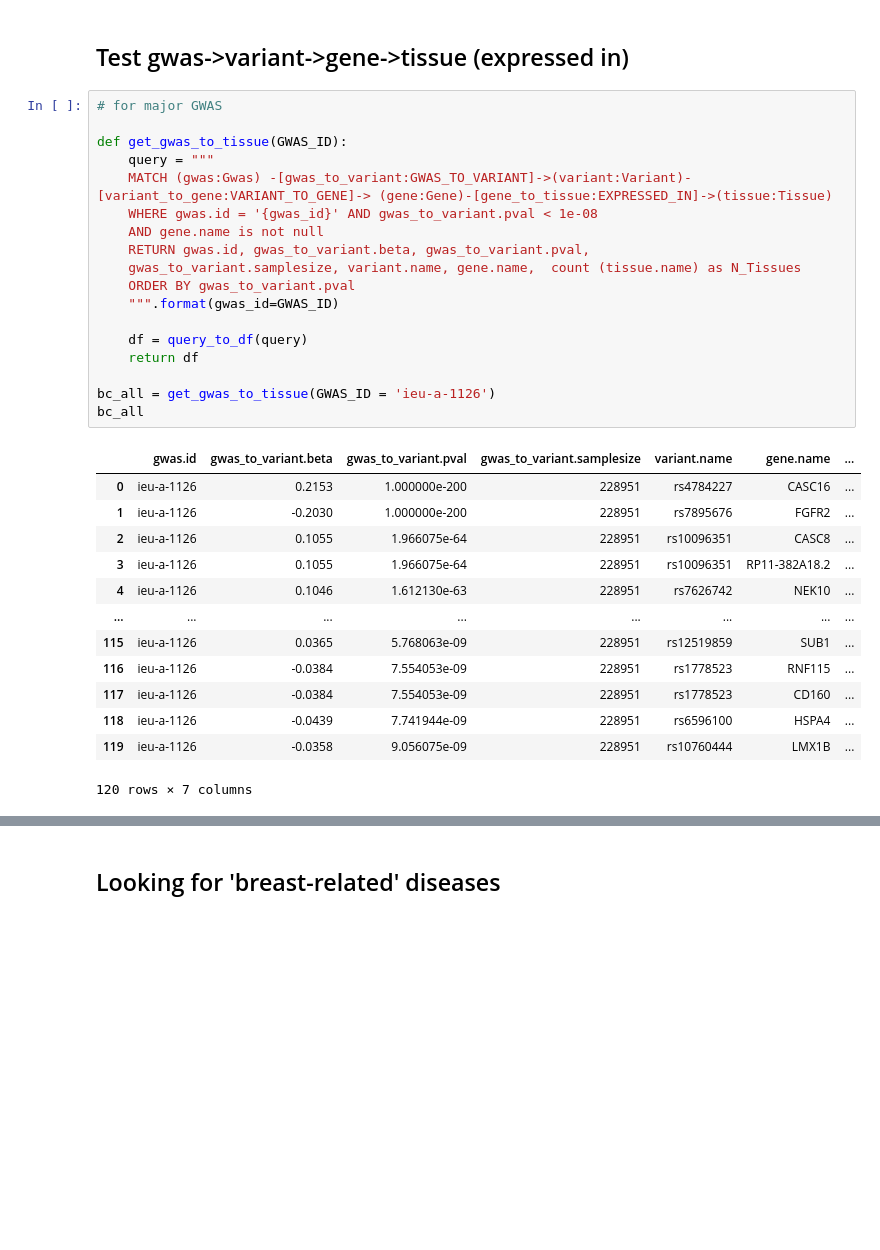
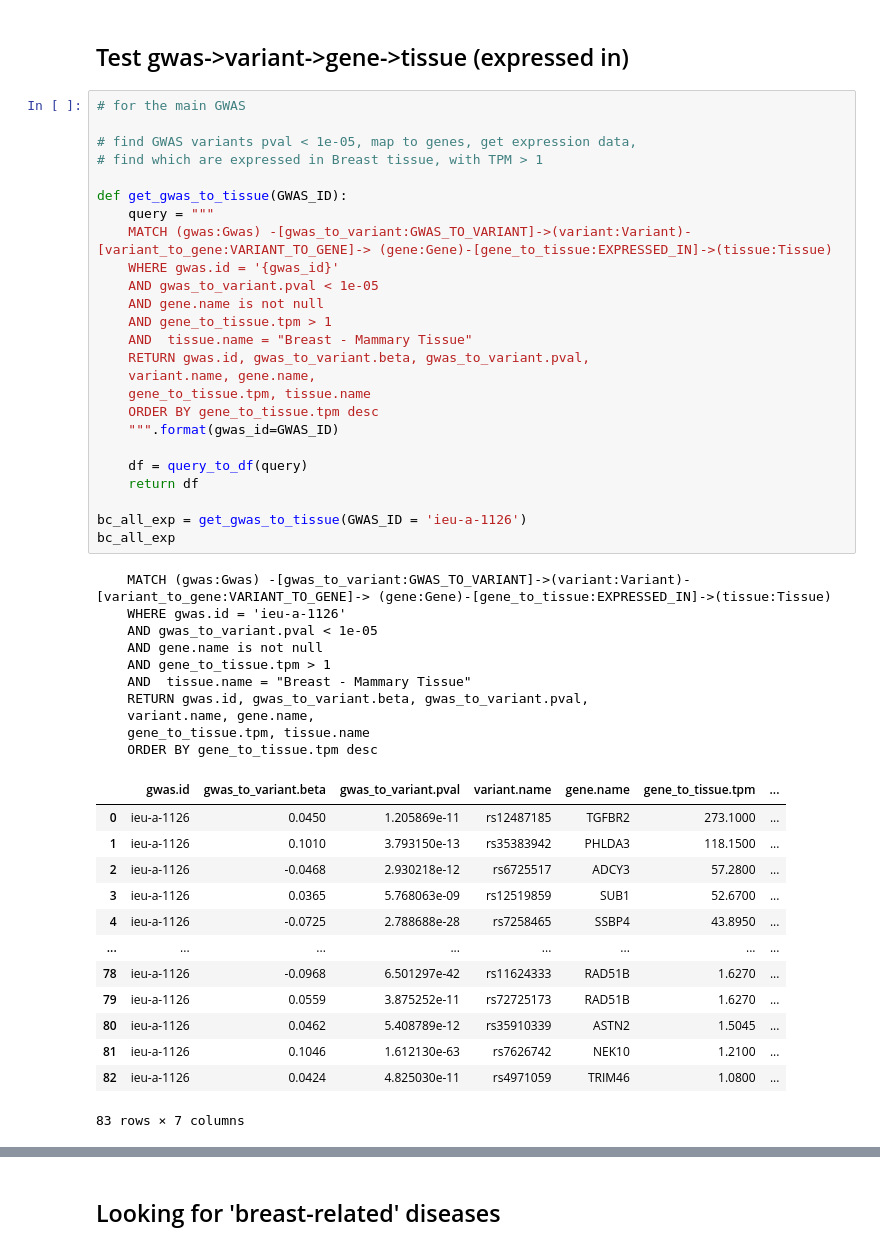
Before and after one commit to mvab/epigraphdb-breast-cancer, a Jupyter notebook: explore_breast_cancer_epigraphdb.ipynb, the cells around one changed output, grey strips where cells are left out. Cells and saved outputs as stored; diff of their text form; blank space fills up the shorter version.

```diff
--- a/explore_breast_cancer_epigraphdb.ipynb
+++ b/explore_breast_cancer_epigraphdb.ipynb
@@ -179,34 +230,51 @@ plt.show()
 # %% [markdown]
 ## Test gwas->variant->gene->tissue (expressed in)
 # %%
-# for major GWAS
+# for the main GWAS
+
+# find GWAS variants pval < 1e-05, map to genes, get expression data,
+# find which are expressed in Breast tissue, with TPM > 1
 
 def get_gwas_to_tissue(GWAS_ID):
     query = """
     MATCH (gwas:Gwas) -[gwas_to_variant:GWAS_TO_VARIANT]->(variant:Variant)-[variant_to_gene:VARIANT_TO_GENE]-> (gene:Gene)-[gene_to_tissue:EXPRESSED_IN]->(tissue:Tissue)
-    WHERE gwas.id = '{gwas_id}' AND gwas_to_variant.pval < 1e-08
+    WHERE gwas.id = '{gwas_id}'
+    AND gwas_to_variant.pval < 1e-05
     AND gene.name is not null
+    AND gene_to_tissue.tpm > 1
+    AND  tissue.name = "Breast - Mammary Tissue"
     RETURN gwas.id, gwas_to_variant.beta, gwas_to_variant.pval,
-    gwas_to_variant.samplesize, variant.name, gene.name,  count (tissue.name) as N_Tissues
-    ORDER BY gwas_to_variant.pval
+    variant.name, gene.name,
+    gene_to_tissue.tpm, tissue.name
+    ORDER BY gene_to_tissue.tpm desc
     """.format(gwas_id=GWAS_ID)
 
     df = query_to_df(query)
     return df
 
-bc_all = get_gwas_to_tissue(GWAS_ID = 'ieu-a-1126')
-bc_all
+bc_all_exp = get_gwas_to_tissue(GWAS_ID = 'ieu-a-1126')
+bc_all_exp
 # %% [output]
+    MATCH (gwas:Gwas) -[gwas_to_variant:GWAS_TO_VARIANT]->(variant:Variant)-[variant_to_gene:VARIANT_TO_GENE]-> (gene:Gene)-[gene_to_tissue:EXPRESSED_IN]->(tissue:Tissue)
+    WHERE gwas.id = 'ieu-a-1126'
+    AND gwas_to_variant.pval < 1e-05
+    AND gene.name is not null
+    AND gene_to_tissue.tpm > 1
+    AND  tissue.name = "Breast - Mammary Tissue"
+    RETURN gwas.id, gwas_to_variant.beta, gwas_to_variant.pval,
+    variant.name, gene.name,
+    gene_to_tissue.tpm, tissue.name
+    ORDER BY gene_to_tissue.tpm desc
-|  | gwas.id | gwas_to_variant.beta | gwas_to_variant.pval | gwas_to_variant.samplesize | variant.name | gene.name | ... |
-| 0 | ieu-a-1126 | 0.2153 | 1.000000e-200 | 228951 | rs4784227 | CASC16 | ... |
-| 1 | ieu-a-1126 | -0.2030 | 1.000000e-200 | 228951 | rs7895676 | FGFR2 | ... |
-| 2 | ieu-a-1126 | 0.1055 | 1.966075e-64 | 228951 | rs10096351 | CASC8 | ... |
-| 3 | ieu-a-1126 | 0.1055 | 1.966075e-64 | 228951 | rs10096351 | RP11-382A18.2 | ... |
-| 4 | ieu-a-1126 | 0.1046 | 1.612130e-63 | 228951 | rs7626742 | NEK10 | ... |
+|  | gwas.id | gwas_to_variant.beta | gwas_to_variant.pval | variant.name | gene.name | gene_to_tissue.tpm | ... |
+| 0 | ieu-a-1126 | 0.0450 | 1.205869e-11 | rs12487185 | TGFBR2 | 273.1000 | ... |
+| 1 | ieu-a-1126 | 0.1010 | 3.793150e-13 | rs35383942 | PHLDA3 | 118.1500 | ... |
+| 2 | ieu-a-1126 | -0.0468 | 2.930218e-12 | rs6725517 | ADCY3 | 57.2800 | ... |
+| 3 | ieu-a-1126 | 0.0365 | 5.768063e-09 | rs12519859 | SUB1 | 52.6700 | ... |
+| 4 | ieu-a-1126 | -0.0725 | 2.788688e-28 | rs7258465 | SSBP4 | 43.8950 | ... |
 | ... | ... | ... | ... | ... | ... | ... | ... |
-| 115 | ieu-a-1126 | 0.0365 | 5.768063e-09 | 228951 | rs12519859 | SUB1 | ... |
-| 116 | ieu-a-1126 | -0.0384 | 7.554053e-09 | 228951 | rs1778523 | RNF115 | ... |
-| 117 | ieu-a-1126 | -0.0384 | 7.554053e-09 | 228951 | rs1778523 | CD160 | ... |
-| 118 | ieu-a-1126 | -0.0439 | 7.741944e-09 | 228951 | rs6596100 | HSPA4 | ... |
-| 119 | ieu-a-1126 | -0.0358 | 9.056075e-09 | 228951 | rs10760444 | LMX1B | ... |
+| 78 | ieu-a-1126 | -0.0968 | 6.501297e-42 | rs11624333 | RAD51B | 1.6270 | ... |
+| 79 | ieu-a-1126 | 0.0559 | 3.875252e-11 | rs72725173 | RAD51B | 1.6270 | ... |
+| 80 | ieu-a-1126 | 0.0462 | 5.408789e-12 | rs35910339 | ASTN2 | 1.5045 | ... |
+| 81 | ieu-a-1126 | 0.1046 | 1.612130e-63 | rs7626742 | NEK10 | 1.2100 | ... |
+| 82 | ieu-a-1126 | 0.0424 | 4.825030e-11 | rs4971059 | TRIM46 | 1.0800 | ... |
-120 rows × 7 columns
+83 rows × 7 columns
```
Also changed, not shown: parts of 37 cells of this notebook.
